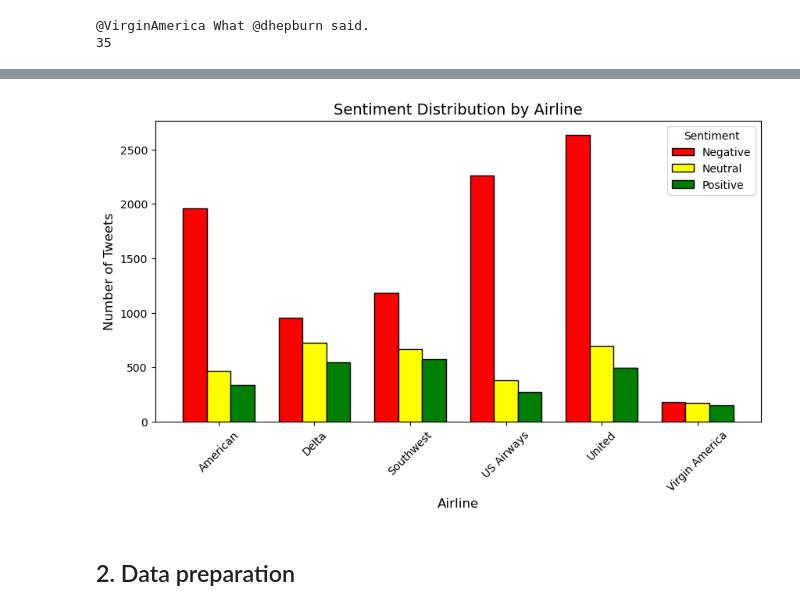
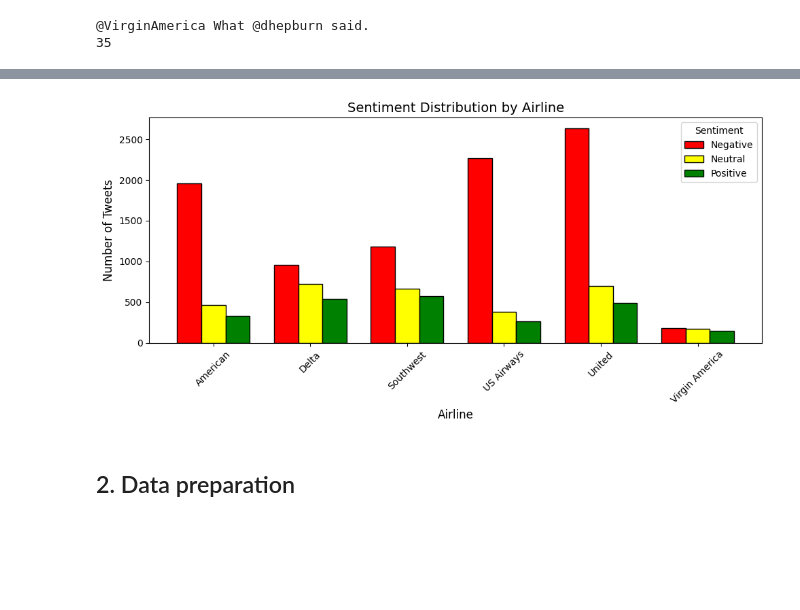
Before and after one commit to CoenHiddink2001/DLNLP_Group8, a Jupyter notebook: NLP assignment.ipynb, the cells around one changed output, grey strips where cells are left out. Drawn from its saved outputs; the diff is of its cells as text; code cells hidden in the pictures; blank space fills up the shorter version.

```diff
--- a/NLP assignment.ipynb
+++ b/NLP assignment.ipynb
@@ -245,30 +246,31 @@ plt.savefig('plots/airline_class_balance.png')
 # %%
 # Class balance per airline
 # Group airline with sentiment
 sentiment_data = data.groupby(['airline', 'airline_sentiment']).size().unstack(fill_value=0)
 
 # Figure settings
 plt.figure(figsize=(10, 5))
 airlines = sentiment_data.index
 x = np.arange(len(airlines))  # The label locations
 width = 0.25
 
 # Plot sentiment group with colors
 plt.bar(x - width, sentiment_data['negative'], width, label='Negative', color='red', edgecolor='black')
 plt.bar(x, sentiment_data['neutral'], width, label='Neutral', color='yellow', edgecolor='black')
 plt.bar(x + width, sentiment_data['positive'], width, label='Positive', color='green', edgecolor='black')
 
 # Figure Layout
 plt.title('Sentiment Distribution by Airline', fontsize=14)
 plt.xlabel('Airline', fontsize=12)
 plt.ylabel('Number of Tweets', fontsize=12)
 plt.xticks(x, airlines, rotation=45) # Set airline names as x-axis labels
 plt.legend(title='Sentiment')
+plt.tight_layout()
 
 # Save
 plt.savefig('plots/sentiment_per_airline.png')
 # %% [output]
-[figure, old version]
+[figure, new version]
 # %% [markdown]
 ## 2. Data preparation
 # %% [markdown]
```
Also changed, not shown: parts of 11 cells of this notebook, 6 other files.
